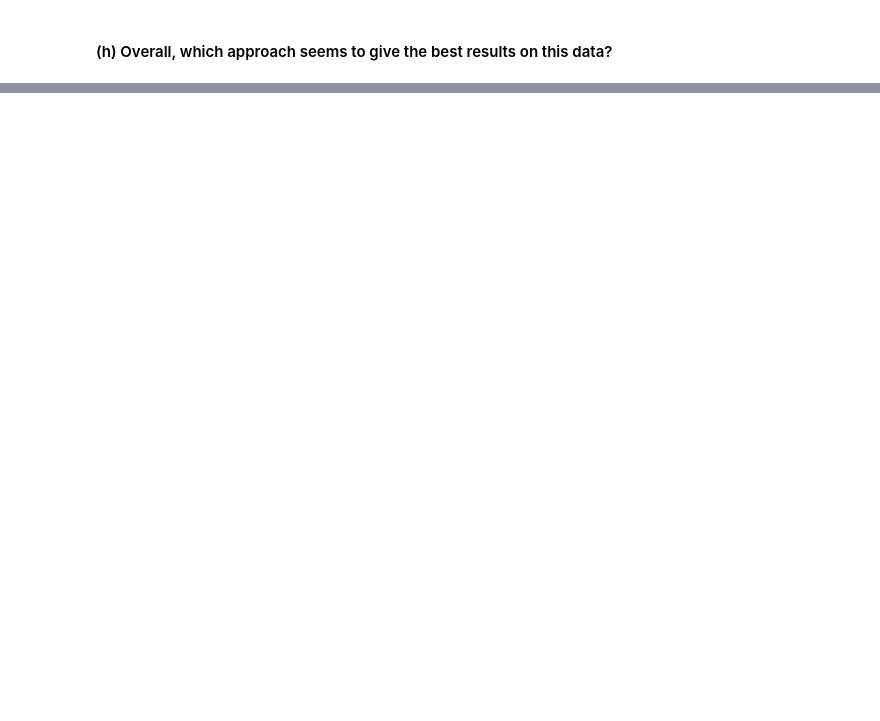
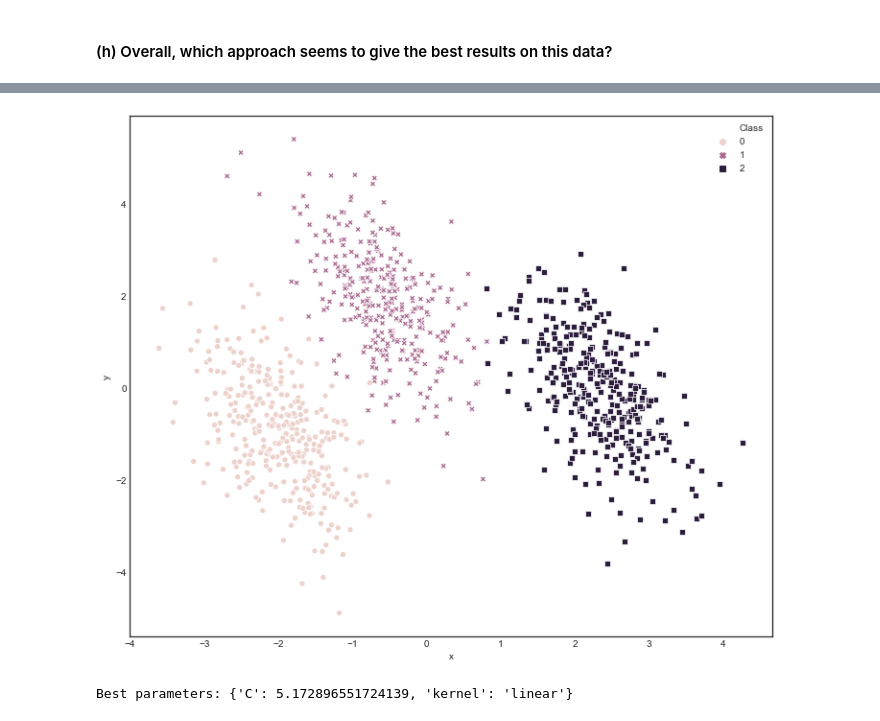
Before and after one commit to AntonClaesson/ISLR-Python, a Jupyter notebook: notebooks/ISL_9.ipynb, the cells around one changed output, grey strips where cells are left out. Cells and saved outputs as stored; diff of their text form; code cells hidden in the pictures; blank space fills up the shorter version.

```diff
--- a/notebooks/ISL_9.ipynb
+++ b/notebooks/ISL_9.ipynb
@@ -190,0 +198,14 @@ The linear or polynomial kernels clearly performed the best on the test data.
+# %%
+# make 3-class dataset for classification
+centers = [[-5, 0], [0, 1.5], [5, -1]]
+X, y = make_blobs(n_samples=1000, centers=centers, random_state=40)
+transformation = [[0.4, 0.2], [-0.4, 1.2]]
+X = np.dot(X, transformation)
+
+df = pd.DataFrame(X,columns=['x','y'])
+df['Class'] = y
+
+X=df.loc[:,['x','y']]
+y=df.Class
+
+df
@@ -190,0 +226,25 @@ The linear or polynomial kernels clearly performed the best on the test data.
+# %%
+#Visualize distribution
+fig = plt.figure(figsize = (12,10))
+ax = sns.scatterplot(x="x", y="y",style='Class',hue="Class", data=df)
+
+#Split dataset into training and testing set
+X_train, X_test, y_train, y_test = train_test_split(df.drop('Class',axis=1), y, train_size=0.33, random_state=1)
+# %% [output]
+[figure, added]
+# %%
+### Linear kernel
+
+param_grid = {
+    'C': np.linspace(0.001, 10,num=30), #30 different C's between 0.01 and 10
+    'kernel':['linear'], #We only try linear kernel
+}
+svc_linear = GridSearchCV(estimator = SVC(), param_grid = param_grid, cv = 5, n_jobs = -1)
+svc_linear.fit(X_train, y_train)
+
+print("Best parameters: "+str(svc_linear.best_params_))
+
+y_predicted = svc_linear.predict(X_test)
+y_true = y_test
+# %% [output]
+Best parameters: {'C': 5.172896551724139, 'kernel': 'linear'}
```
Also changed, not shown: parts of 18 cells of this notebook, 1 other file.
